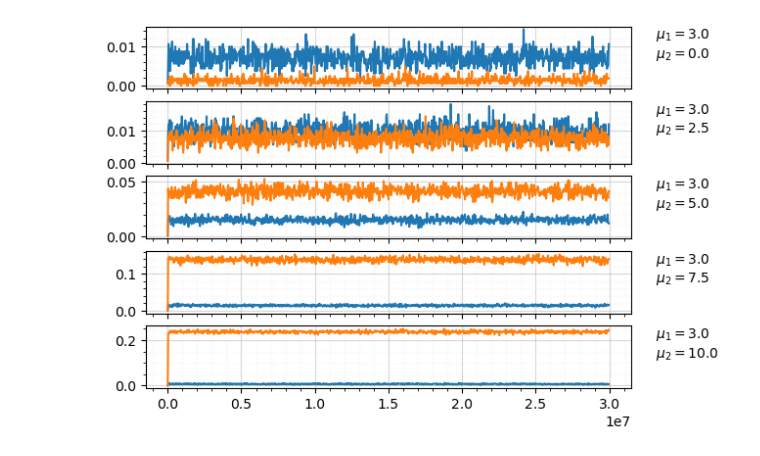
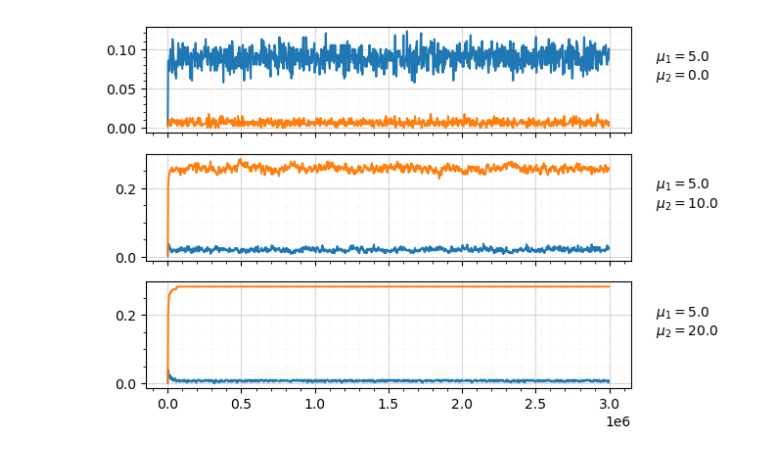
Before and after one commit to daviderevignas/polyomini, a Jupyter notebook: 005_test_gcmc_poly_ord_3_systematic.ipynb, the cells around one changed output. Saved outputs shown, nothing was run; the diff lists cells and outputs as text; code cells hidden in the pictures.

```diff
--- a/005_test_gcmc_poly_ord_3_systematic.ipynb
+++ b/005_test_gcmc_poly_ord_3_systematic.ipynb
@@ -25,7 +47,7 @@ max_omino_size=np.max(ominos_sizes)
 omino_shapes = np.concatenate([omino_1, omino_2], axis=2)
 n_omino_types = omino_shapes.shape[-1]
 # %%
-box_size = 40
+box_size = 20
 initial_n_ominos_per_shape=np.array([1,1],dtype=np.int32)
 initial_n_ominos = np.sum(initial_n_ominos_per_shape)
 
@@ -52,7 +118,7 @@ initial_orientations = np.ones(initial_n_ominos,dtype=np.int32)
 # %%
 n_savings=1000
 
-n_mc_steps=30000*n_savings
+n_mc_steps=3000*n_savings
 
 save_every=n_mc_steps//n_savings
 prng_seed=np.random.randint(1,100000)
@@ -60,8 +126,9 @@ prng_seed=np.random.randint(1,100000)
 max_n_ominos=5000
 move_probabilities=np.array([0.0,0.0,0.5,0.5])
 
-mu_1=3.0
-mu_2_to_do=np.linspace(0.0,10.0,21)
+mu_1=5.0
+mu_2_to_do=np.linspace(0.0,20.0,11)
+# mu_2_to_do=[5.0]
 
 all_results=[]
 
@@ -103,4 +170,4 @@ for i_mu_2 in range(len(mu_2_to_do)):
 
     end_time = time.time()
     execution_time = end_time - start_time
-    print(f"Execution time: {execution_time:.2f} seconds")
+    # print(f"Execution time: {execution_time:.2f} seconds")
@@ -125,20 +174,19 @@ Execution time: 7.95 seconds
 # %%
-ind_to_plot_trajectories=[0,5,10,15,len(all_results)-1]
-
+ind_to_plot_trajectories=[0,(len(all_results)-1)//2,len(all_results)-1]
 fig,axs=plt.subplots(nrows=len(ind_to_plot_trajectories),sharex=True)
 x_to_plot_trajectory=np.arange(n_savings)*save_every
 for ax in axs.flatten():
     ax.grid(alpha=0.5, which='both')
     ax.grid(which='minor', color='#EEEEEE', linestyle=':', linewidth=1)
     ax.minorticks_on()
     ax.set_axisbelow(True)
 
 
 for i_ax, ind in enumerate(ind_to_plot_trajectories):
     ax=axs.flatten()[i_ax]
     ax.plot(x_to_plot_trajectory,all_results[ind]['history_n_ominos_per_shape'][0,:]/box_size**2)
     ax.plot(x_to_plot_trajectory,all_results[ind]['history_n_ominos_per_shape'][1,:]/box_size**2)
     ax.text(1.05,0.5,f"$\mu_1={all_results[ind]['chemical_potentials'][0]:}$\
 \n$\mu_2={all_results[ind]['chemical_potentials'][1]:}$",transform=ax.transAxes)
 # %% [output]
-[figure, old version]
+[figure, new version]
```
Also changed, not shown: parts of 6 cells of this notebook, 11 other files.
